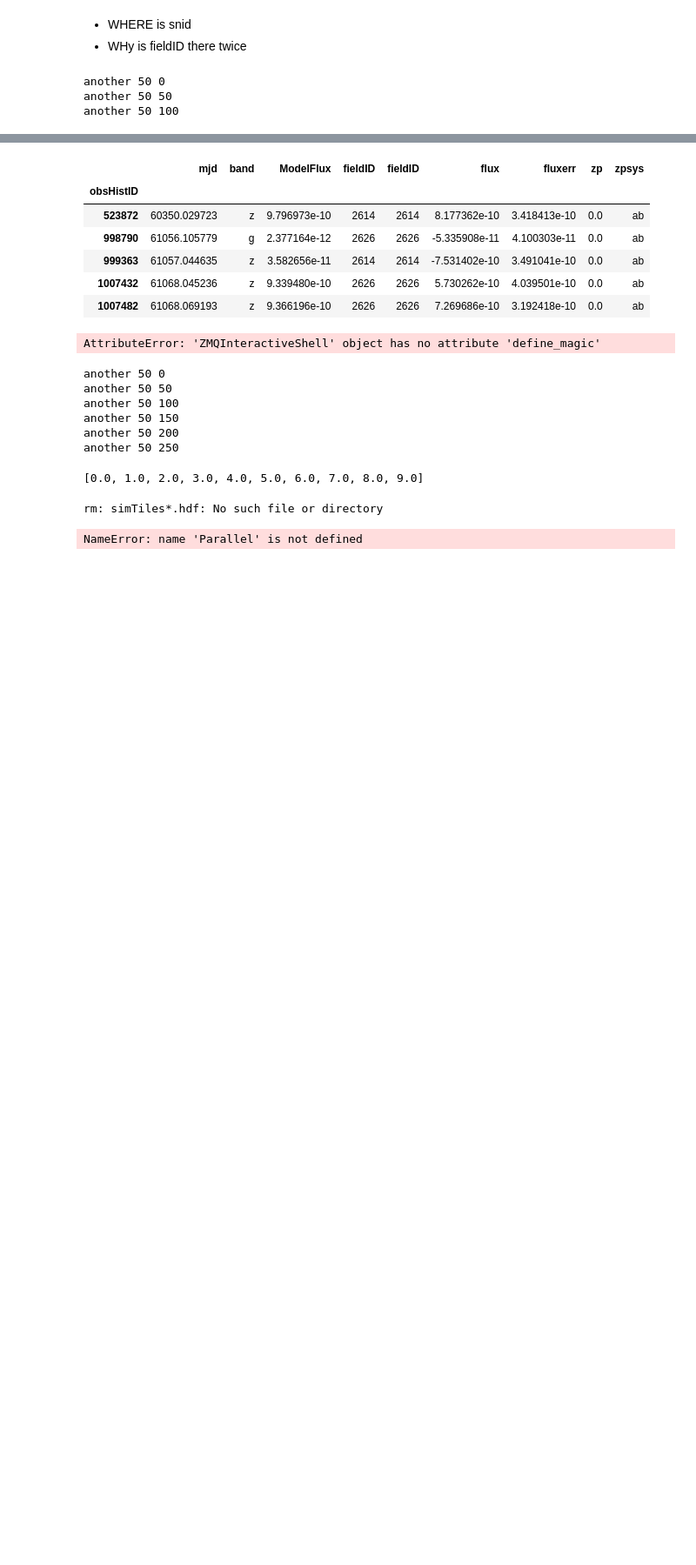
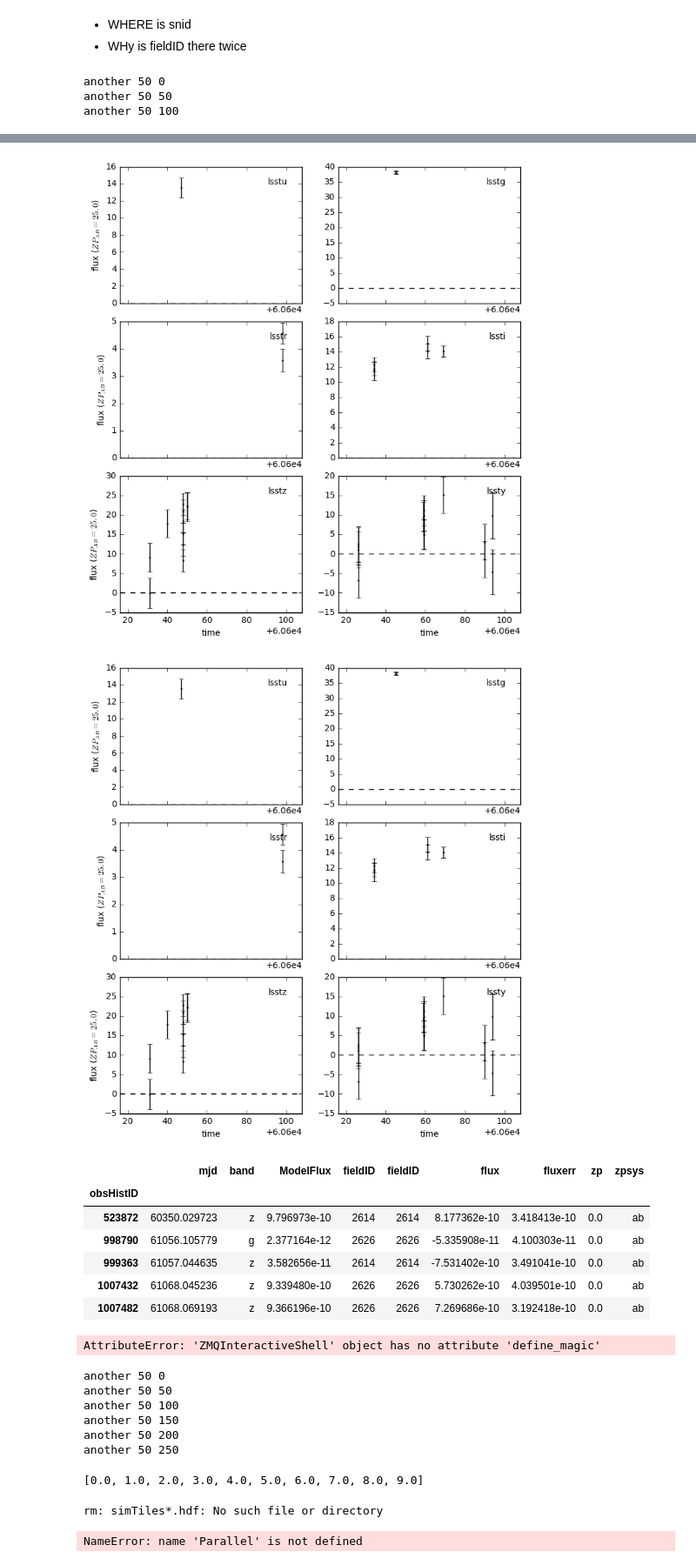
Before and after one commit to rbiswas4/SNsims, a Jupyter notebook: examples/TestingSims.ipynb, the cells around one changed output, grey strips where cells are left out. Shown at 87% size. Saved outputs shown, nothing was run; the diff lists cells and outputs as text; code cells hidden in the pictures; blank space fills up the shorter version.

```diff
--- a/examples/TestingSims.ipynb
+++ b/examples/TestingSims.ipynb
@@ -134,3 +144,8 @@ class SimulationTile(snsims.universe.Universe)
  |
  |  __weakref__
  |      list of weak references to the object (if defined)
+# %%
+simTile = snsims.SimulationTile(snsims.SimpleSALTDist, NSIDE=256, tileID=0,
+                      hpOpSim='/Users/rbiswas/data/LSST/OpSimData/healpixelized_MINION_1016_256.db',
+                      rate=snsims.PowerLawRates,
+                      allPointings=opsimOut)
@@ -174,3 +239,8 @@ simTile.lc(0)
+# %%
+sncosmo.plot_lc(simTile.lc(0).snCosmoLC(), color='k')
+# %% [output]
+[figure, added]
+[figure, added]
 # %%
 df.head()
 # %% [output]
```
Also changed, not shown: parts of 32 cells of this notebook, 1 other file.
